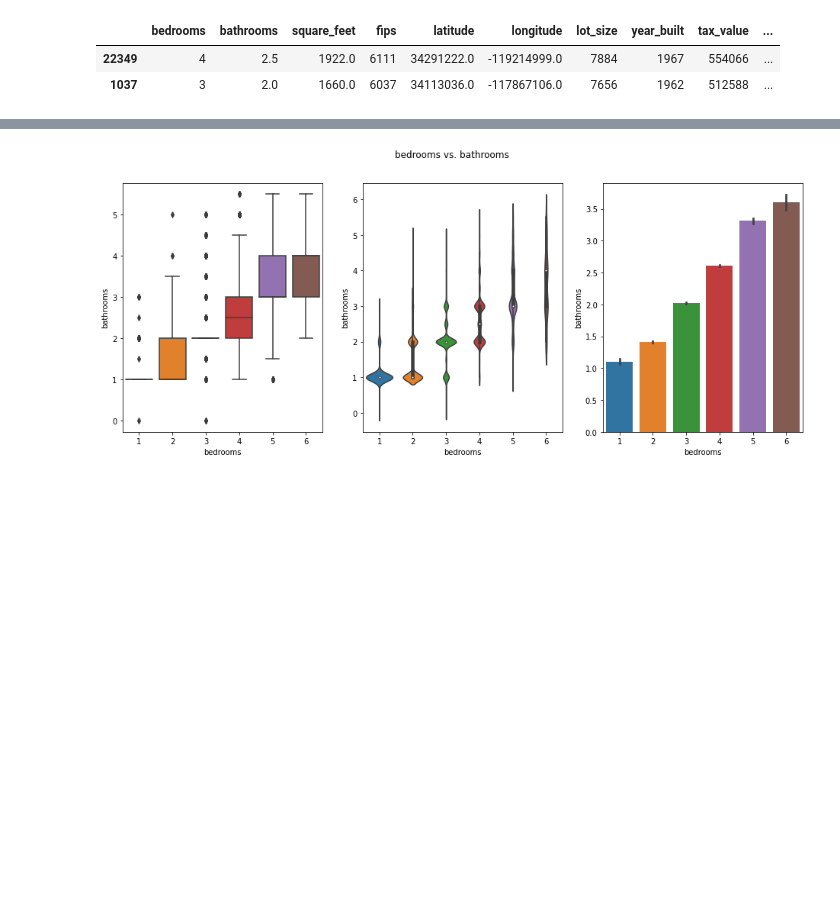
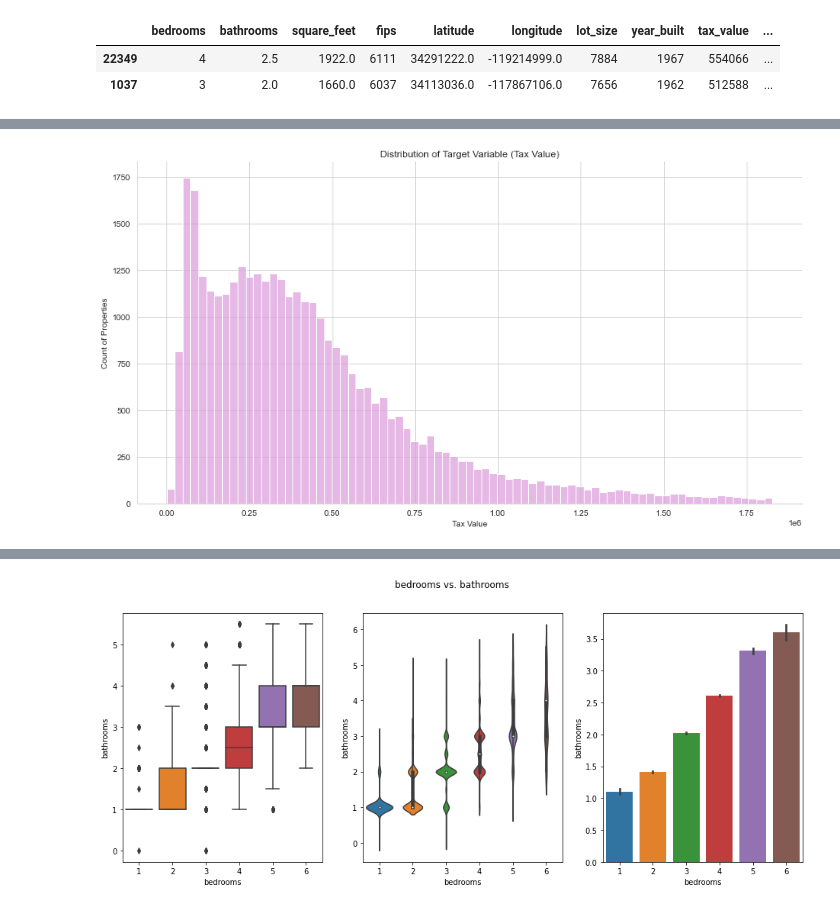
Before and after one commit to cristinalucin/regression-project, a Jupyter notebook: project_workbook.ipynb, the cells around one changed output, grey strips where cells are left out. Saved outputs shown, nothing was run; the diff lists cells and outputs as text; code cells hidden in the pictures; blank space fills up the shorter version.

```diff
--- a/project_workbook.ipynb
+++ b/project_workbook.ipynb
@@ -113,0 +108,11 @@ plt.show()
+# %%
+#Set Style
+sns.set_style("whitegrid")
+#Make the Plot
+target = sns.displot(train['tax_value'],color='plum', height=6.5, aspect=15/8)
+target.set_axis_labels("Tax Value", "Count of Properties")
+target.set(title='Distribution of Target Variable (Tax Value)')
+plt.show()
+print()
+# %% [output]
+[figure, added]
```
Also changed, not shown: parts of 46 cells of this notebook, 3 other files.
